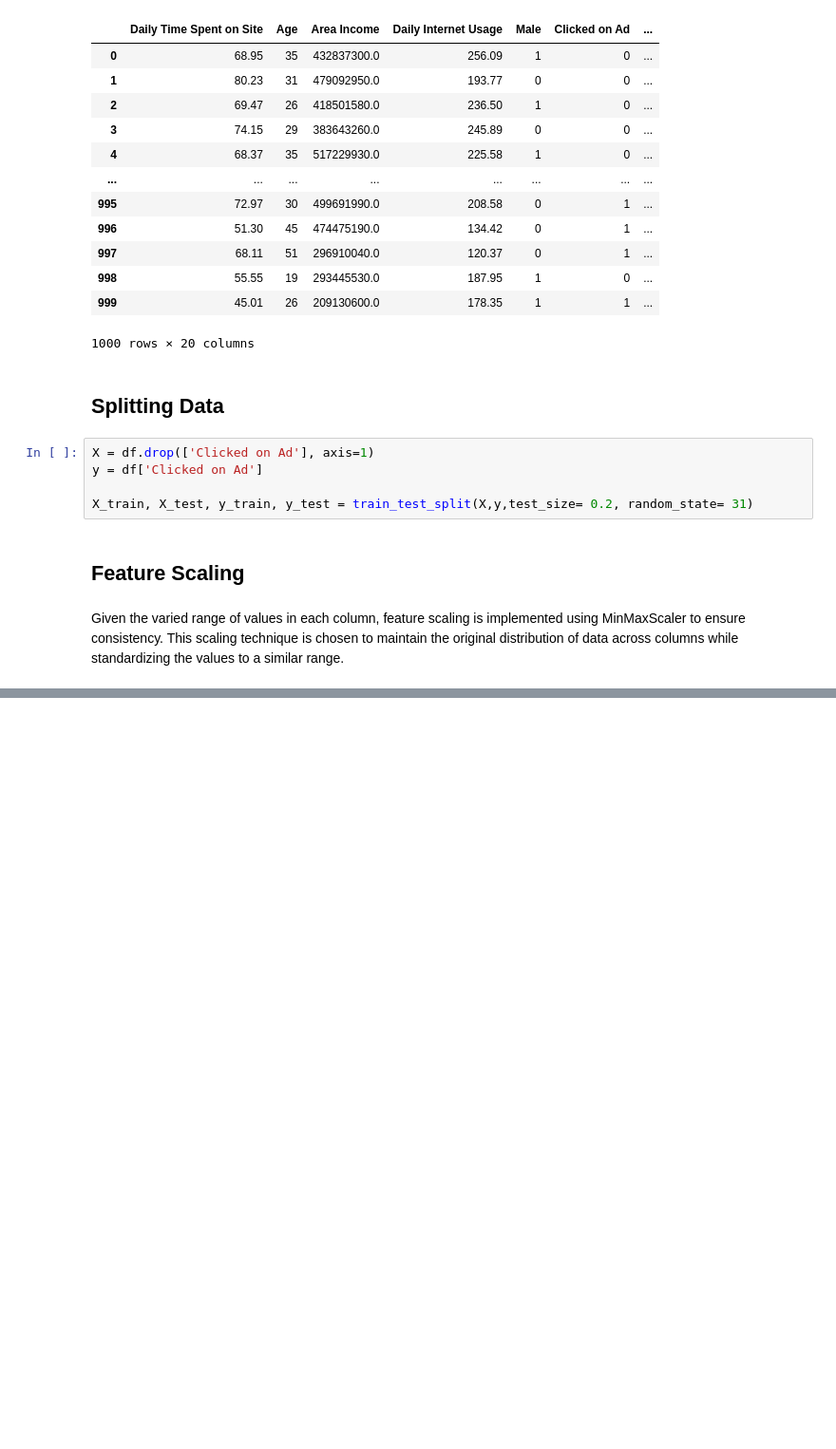
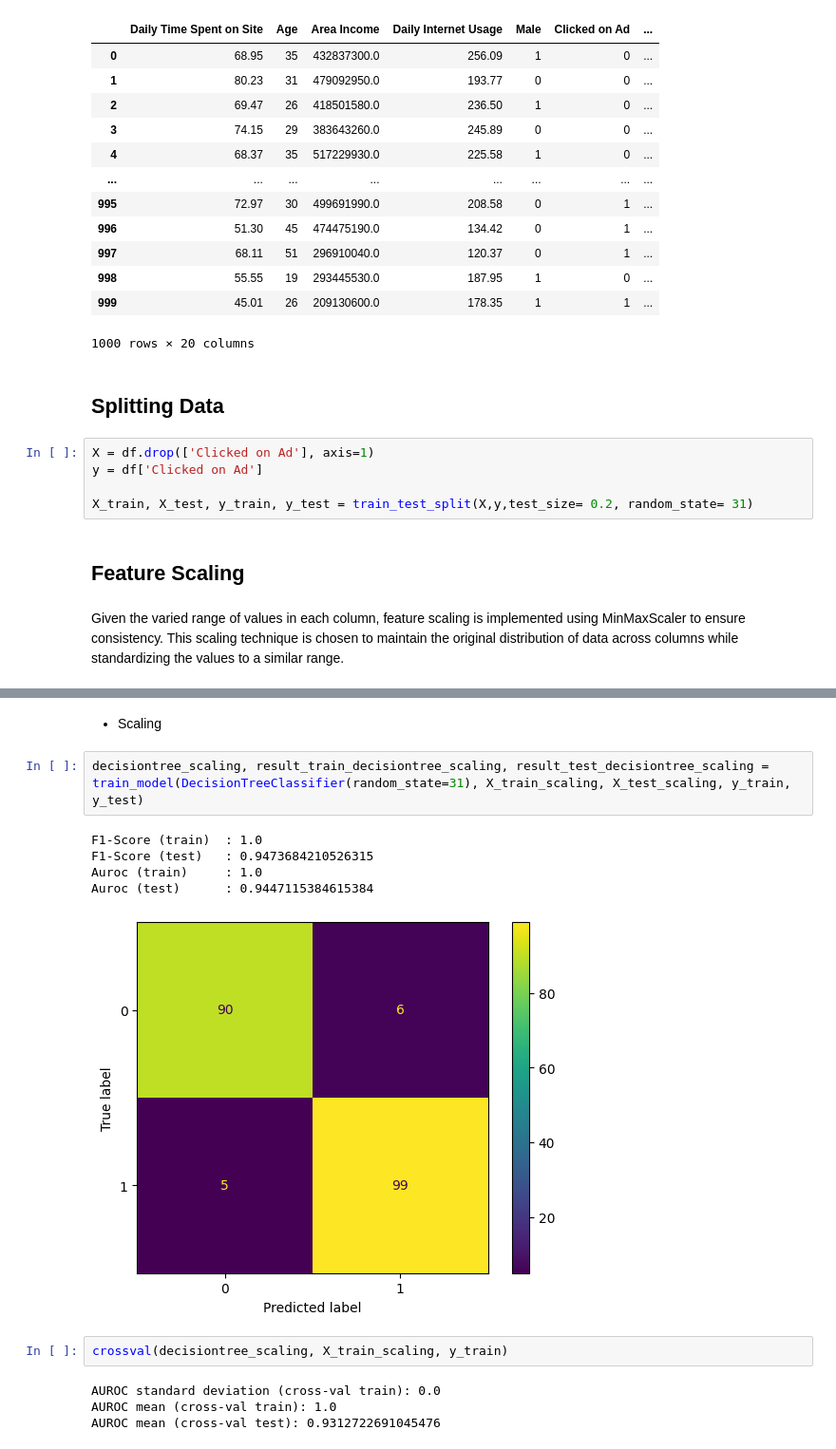
Before and after one commit to kevinusmayadhy/Predict-Customer-Clicked-Ads-Classification-by-Using-Machine-Learning, a Jupyter notebook: Code - Predict Customer Clicked Ads Classification by Using Machine Learning.ipynb, the cells around one changed output, grey strips where cells are left out. Shown at 95% size. Saved outputs shown, nothing was run; the diff lists cells and outputs as text; blank space fills up the shorter version.

```diff
--- a/Code - Predict Customer Clicked Ads Classification by Using Machine Learning.ipynb
+++ b/Code - Predict Customer Clicked Ads Classification by Using Machine Learning.ipynb
@@ -663,0 +763,16 @@ for i in feature_name:
+# %% [markdown]
+- Scaling
+# %%
+decisiontree_scaling, result_train_decisiontree_scaling, result_test_decisiontree_scaling = train_model(DecisionTreeClassifier(random_state=31), X_train_scaling, X_test_scaling, y_train, y_test)
+# %% [output]
+F1-Score (train)  : 1.0
+F1-Score (test)   : 0.9473684210526315
+Auroc (train)     : 1.0
+Auroc (test)      : 0.9447115384615384
+[figure, added]
+# %%
+crossval(decisiontree_scaling, X_train_scaling, y_train)
+# %% [output]
+AUROC standard deviation (cross-val train): 0.0
+AUROC mean (cross-val train): 1.0
+AUROC mean (cross-val test): 0.9312722691045476
```
Also changed, not shown: parts of 55 cells of this notebook.
